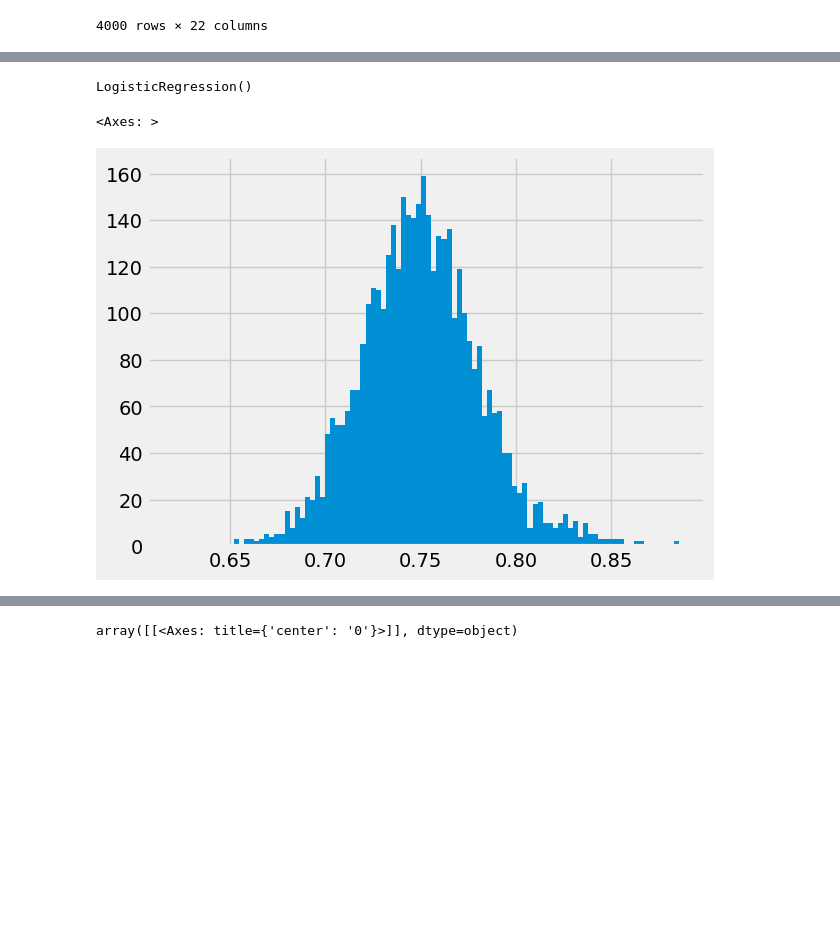
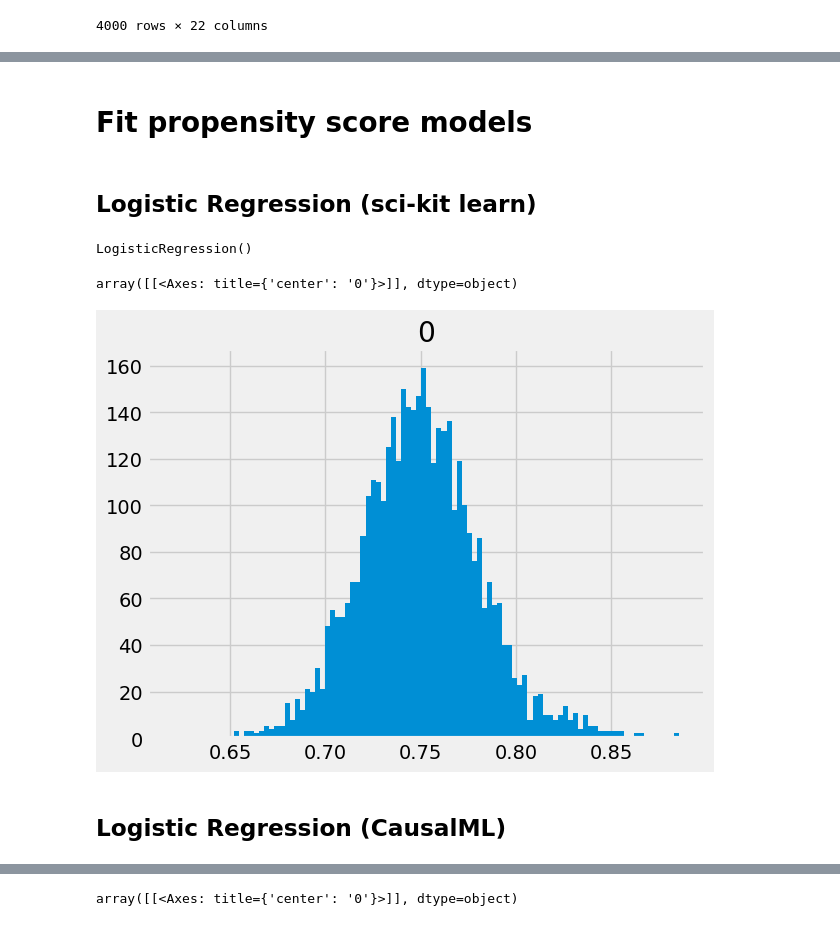
Before and after one commit to ras44/causalml, a Jupyter notebook: docs/examples/pygam_removal_and_testing.ipynb, the cells around one changed output, grey strips where cells are left out. Saved outputs shown, nothing was run; the diff lists cells and outputs as text; code cells hidden in the pictures; blank space fills up the shorter version.

```diff
--- a/docs/examples/pygam_removal_and_testing.ipynb
+++ b/docs/examples/pygam_removal_and_testing.ipynb
@@ -104,13 +113,19 @@ df
+# %% [markdown]
+#  Fit propensity score models
+# %% [markdown]
+## Logistic Regression (sci-kit learn)
 # %%
-propensity_model = LogisticRegression()
+pm_lr = LogisticRegression()
 # %%
-propensity_model.fit(X=df[x_names].values, y=df["treatment_group_key"].values)
+pm_lr.fit(X=df[x_names].values, y=df["treatment_group_key"].values)
 # %% [output]
 LogisticRegression()
 # %%
-df["propensity_score"] = propensity_model.predict_proba(df[x_names].values)[:, 1]
+ps_lr = pm_lr.predict_proba(df[x_names].values)[:, 1]
 # %%
-df["propensity_score"].hist(bins=100)
+pd.DataFrame(ps_lr).hist(bins=100)
 # %% [output]
-<Axes: >
+array([[<Axes: title={'center': '0'}>]], dtype=object)
-[figure, old version]
+[figure, new version]
+# %% [markdown]
+## Logistic Regression (CausalML)
```
Also changed, not shown: parts of 105 cells of this notebook.
